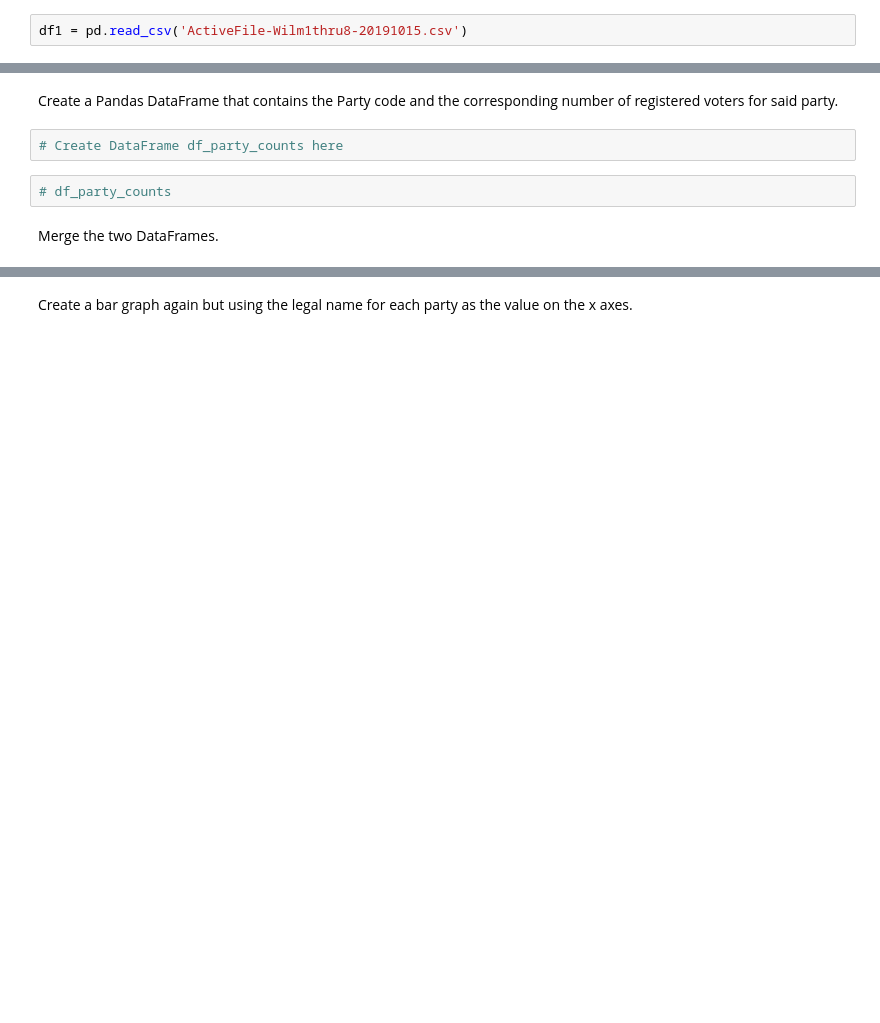
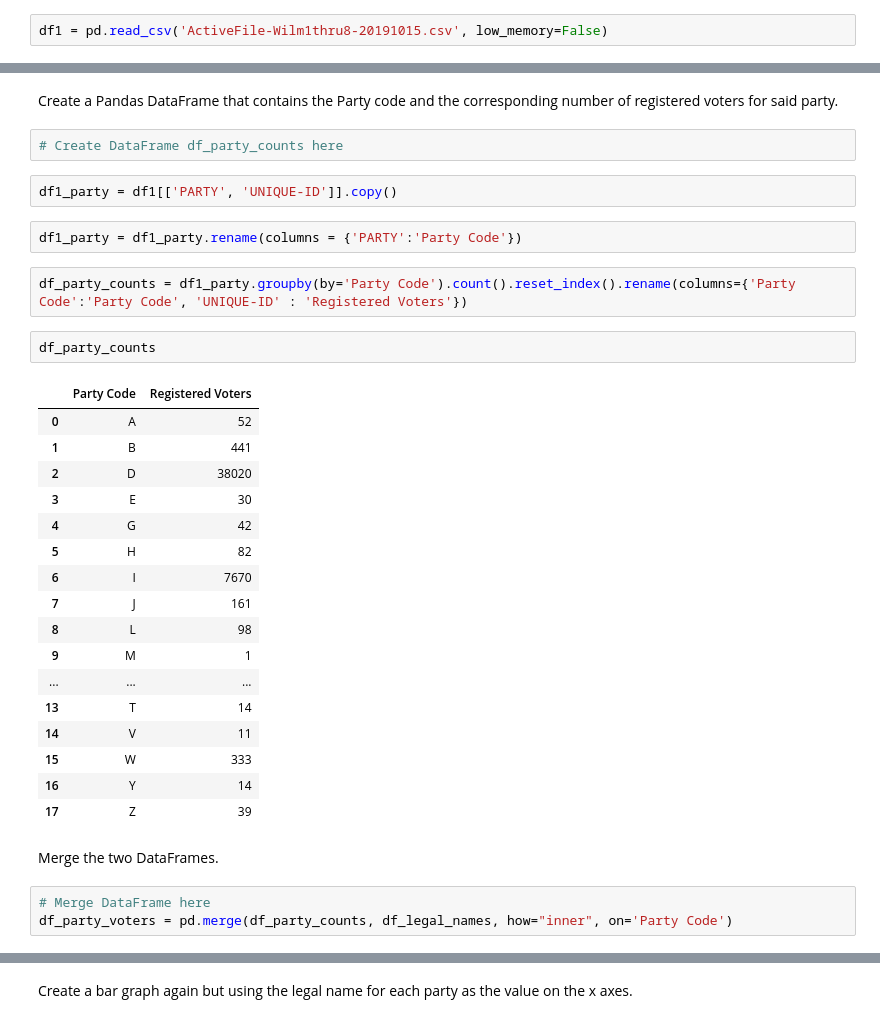
Before and after one commit to mikerly131/DataEngineering.Labs.RegisteredVotersFileWilmingtonDE, a Jupyter notebook: wilmington_de_registered_voters.ipynb, the cells around one changed output, grey strips where cells are left out. Saved outputs shown, nothing was run; the diff lists cells and outputs as text; blank space fills up the shorter version.

```diff
--- a/wilmington_de_registered_voters.ipynb
+++ b/wilmington_de_registered_voters.ipynb
@@ -20,7 +15,7 @@ DE-VoterFile-Documentation 20171010.pdf
 # %% [markdown]
 Load the csv file into a Pandas DataFrame.
 # %%
-df1 = pd.read_csv('ActiveFile-Wilm1thru8-20191015.csv')
+df1 = pd.read_csv('ActiveFile-Wilm1thru8-20191015.csv', low_memory=False)
 # %% [markdown]
 Display a list of columns in the DataFrame.
 # %%
@@ -216,8 +227,35 @@ NameError: name 'df_legal_names' is not defined
 Create a Pandas DataFrame that contains the Party code and the corresponding number of registered voters for said party.
 # %%
 # Create DataFrame df_party_counts here
-# %%
-# df_party_counts
+# %%
+df1_party = df1[['PARTY', 'UNIQUE-ID']].copy()
+# %%
+df1_party = df1_party.rename(columns = {'PARTY':'Party Code'})
+# %%
+df_party_counts = df1_party.groupby(by='Party Code').count().reset_index().rename(columns={'Party Code':'Party Code', 'UNIQUE-ID' : 'Registered Voters'})
+# %%
+df_party_counts
+# %% [output]
+|  | Party Code | Registered Voters |
+| 0 | A | 52 |
+| 1 | B | 441 |
+| 2 | D | 38020 |
+| 3 | E | 30 |
+| 4 | G | 42 |
+| 5 | H | 82 |
+| 6 | I | 7670 |
+| 7 | J | 161 |
+| 8 | L | 98 |
+| 9 | M | 1 |
+| ... | ... | ... |
+| 13 | T | 14 |
+| 14 | V | 11 |
+| 15 | W | 333 |
+| 16 | Y | 14 |
+| 17 | Z | 39 |
 # %% [markdown]
 Merge the two DataFrames.
+# %%
+# Merge DataFrame here
+df_party_voters = pd.merge(df_party_counts, df_legal_names, how="inner", on='Party Code')
 # %%
```
Also changed, not shown: parts of 9 cells of this notebook.
